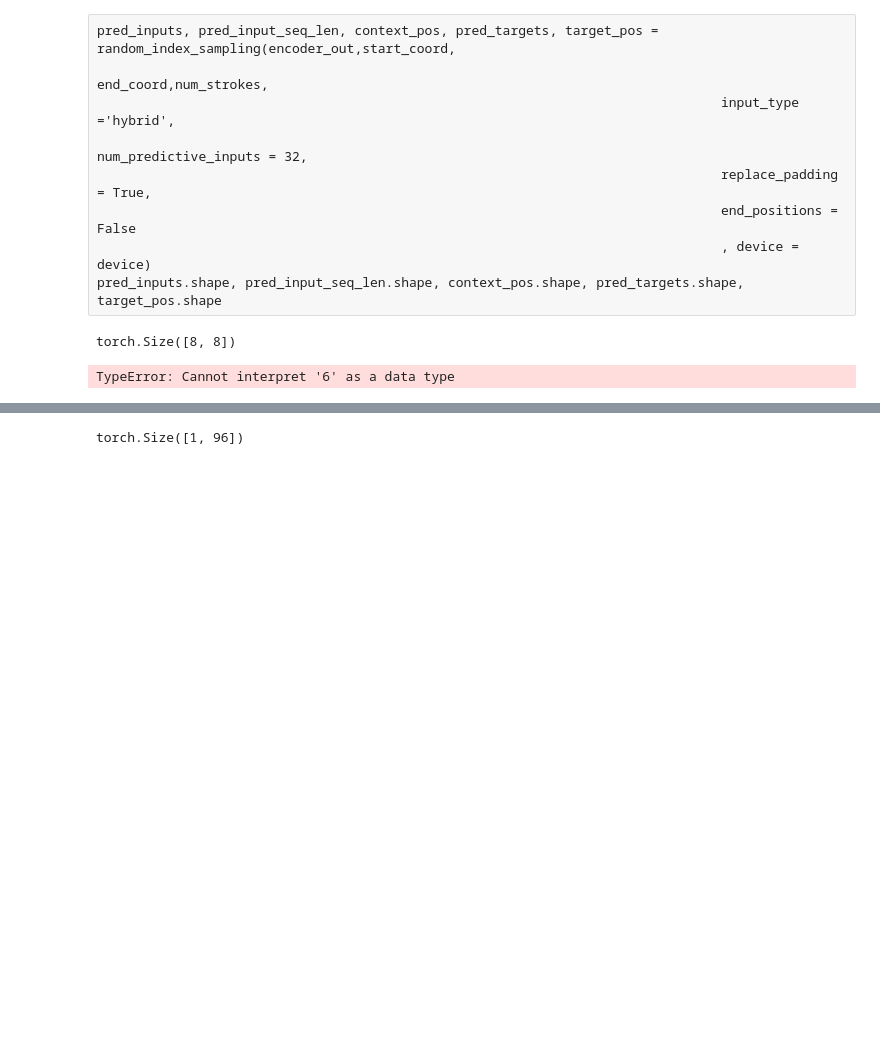
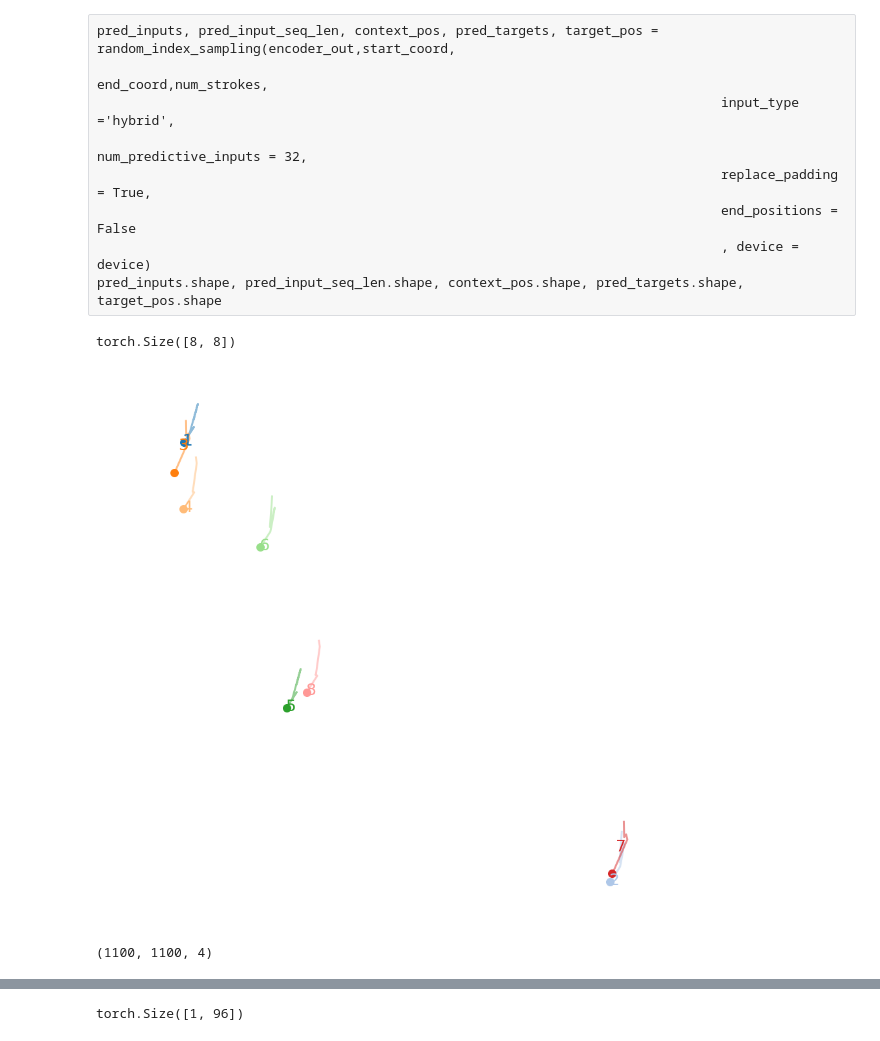
Before and after one commit to IAmigos/CoSE-pytorch, a Jupyter notebook: prueba_eval_and_drawing.ipynb, the cells around one changed output, grey strips where cells are left out. Drawn from its saved outputs; the diff is of its cells as text; code cells hidden in the pictures; blank space fills up the shorter version.

```diff
--- a/prueba_eval_and_drawing.ipynb
+++ b/prueba_eval_and_drawing.ipynb
@@ -137,7 +137,7 @@ pos_model_output_cpu = pos_model_output.cpu().detach()#.numpy()
 #     drawing_out_cpu = np.concatenate([drawing_out_cpu, torch.zeros(drawing_out_cpu.size(0), drawing_out_cpu.size(1), 1)], axis = -1)
 # drawing_out_cpu
 # %%
-fig_out, _ = transform_strokes_to_image(drawing_out_cpu, log_dir, 'noutput_pruebas', seq_len_out, pos_model_output_cpu,
-                                    mean_channel, std_channel, drawing_out.shape[0], square_figure=True) #, alpha=0.5, highlight_start=True)
+np_fig,fig_out, _ = transform_strokes_to_image(drawing_out_cpu, seq_len_out, pos_model_output_cpu,
+                                    mean_channel, std_channel, drawing_out.shape[0], log_dir, 'noutput_pruebas', square_figure=True, alpha=0.5, highlight_start=True)
 # %% [output]
-TypeError: Cannot interpret '6' as a data type
+[figure, added]
@@ -145,0 +144,4 @@ TypeError: Cannot interpret '6' as a data type
+# %%
+np_fig.shape
+# %% [output]
+(1100, 1100, 4)
```
Also changed, not shown: parts of 4 cells of this notebook, 3 other files.
